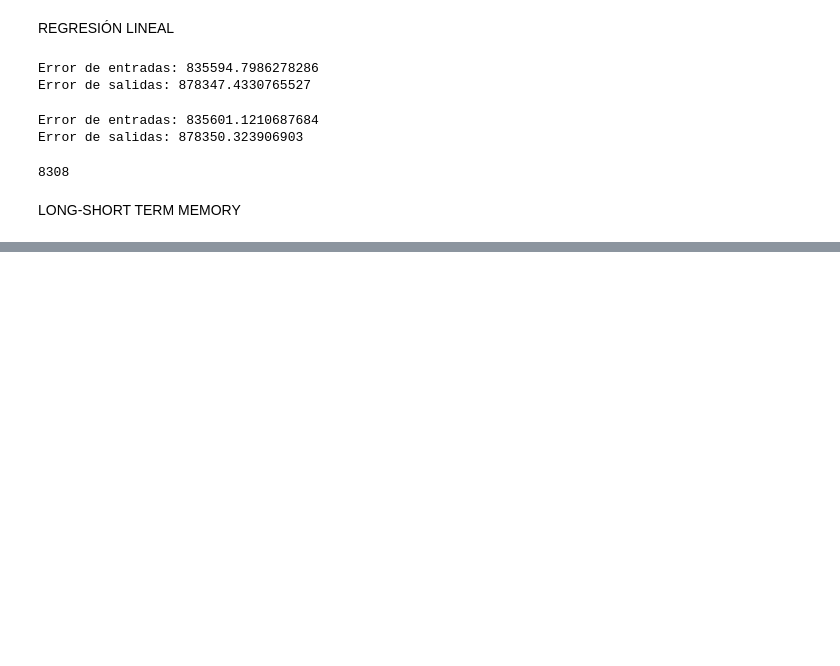
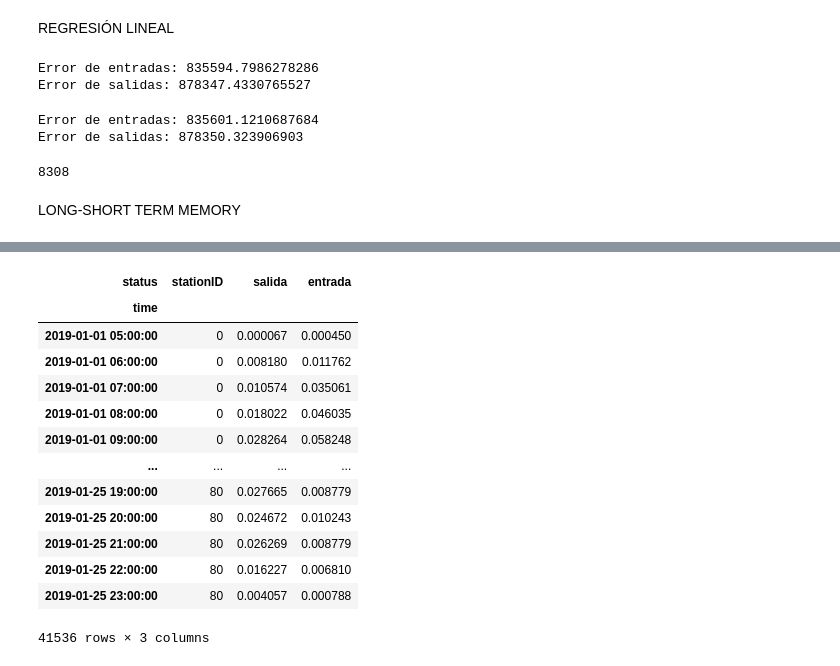
Before and after one commit to quiquecueto/TFM-Intelligent-Systems, a Jupyter notebook: TFM_project.ipynb, the cells around one changed output, grey strips where cells are left out. Saved outputs shown, nothing was run; the diff lists cells and outputs as text; code cells hidden in the pictures; blank space fills up the shorter version.

```diff
--- a/TFM_project.ipynb
+++ b/TFM_project.ipynb
@@ -712,0 +650,20 @@ KeyError: "None of [Index(['stationID'], dtype='object', name='status')] are in
+# %%
+# Normalizar los datos
+scaler = MinMaxScaler()
+lstm_df[['salida', 'entrada']] = scaler.fit_transform(lstm_df[['salida', 'entrada']])
+lstm_df
+# %% [output]
+| status | stationID | salida | entrada |
+| time |  |  |  |
+| 2019-01-01 05:00:00 | 0 | 0.000067 | 0.000450 |
+| 2019-01-01 06:00:00 | 0 | 0.008180 | 0.011762 |
+| 2019-01-01 07:00:00 | 0 | 0.010574 | 0.035061 |
+| 2019-01-01 08:00:00 | 0 | 0.018022 | 0.046035 |
+| 2019-01-01 09:00:00 | 0 | 0.028264 | 0.058248 |
+| ... | ... | ... | ... |
+| 2019-01-25 19:00:00 | 80 | 0.027665 | 0.008779 |
+| 2019-01-25 20:00:00 | 80 | 0.024672 | 0.010243 |
+| 2019-01-25 21:00:00 | 80 | 0.026269 | 0.008779 |
+| 2019-01-25 22:00:00 | 80 | 0.016227 | 0.006810 |
+| 2019-01-25 23:00:00 | 80 | 0.004057 | 0.000788 |
+41536 rows × 3 columns
```
Also changed, not shown: parts of 8 cells of this notebook.
